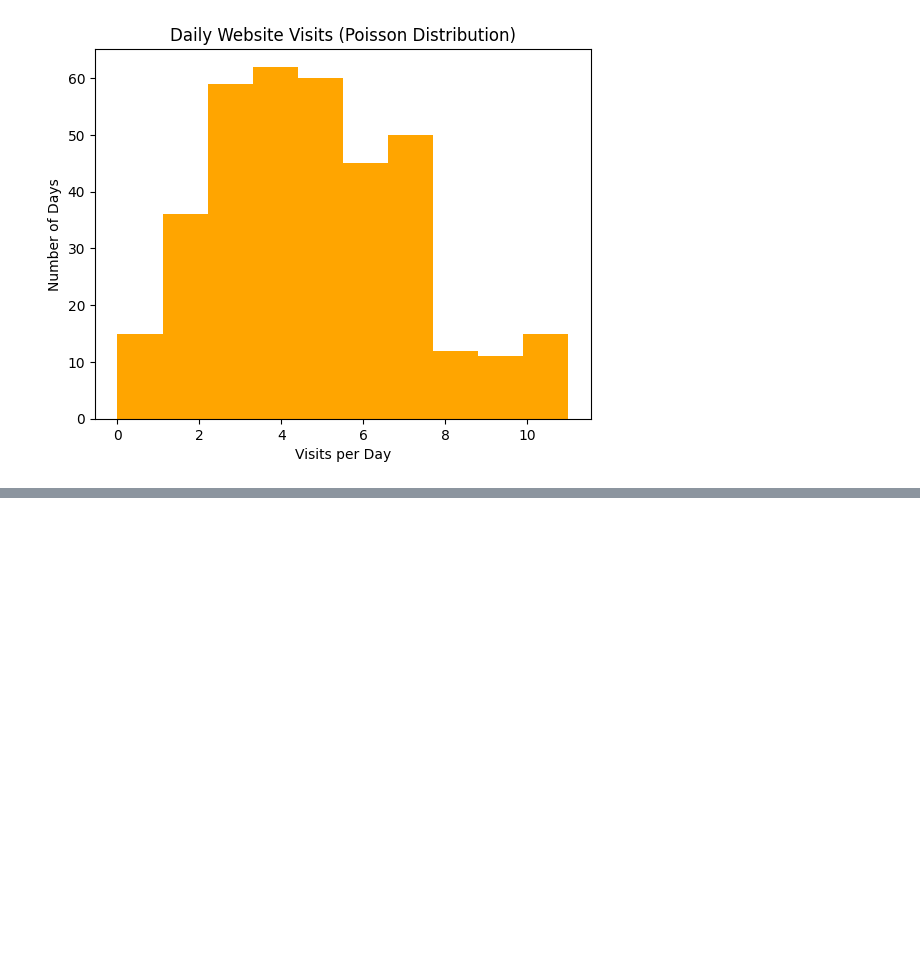
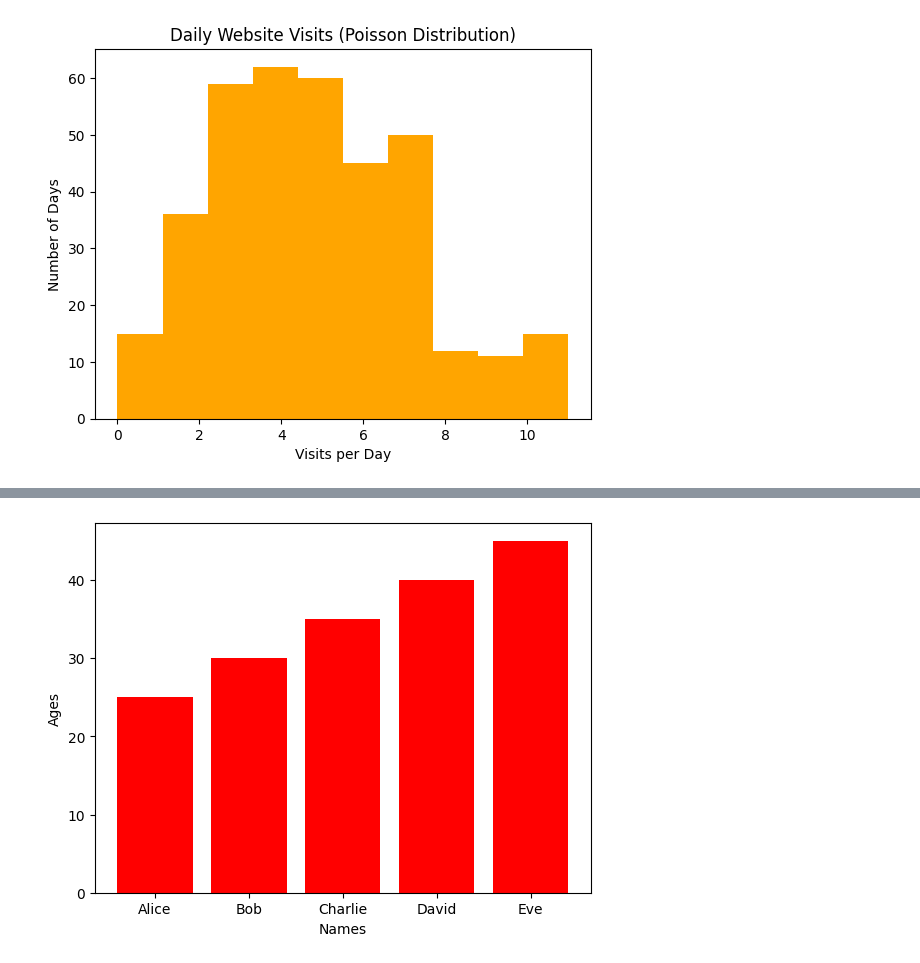
Before and after one commit to AryamBajracharya/ML, a Jupyter notebook: plot.ipynb, the cells around one changed output, grey strips where cells are left out. Saved outputs shown, nothing was run; the diff lists cells and outputs as text; code cells hidden in the pictures; blank space fills up the shorter version.

```diff
--- a/plot.ipynb
+++ b/plot.ipynb
@@ -28,0 +37,11 @@ plt.show()
+# %%
+
+names = ['Alice', 'Bob', 'Charlie', 'David', 'Eve']  # PYTHONIC APPORACH
+ages = [25, 30, 35, 40, 45]
+
+plt.bar(names, ages, color='Red')
+plt.xlabel("Names")
+plt.ylabel("Ages")
+plt.show()
+# %% [output]
+[figure, added]
```
Also changed, not shown: parts of 5 cells of this notebook, 4 other files.
